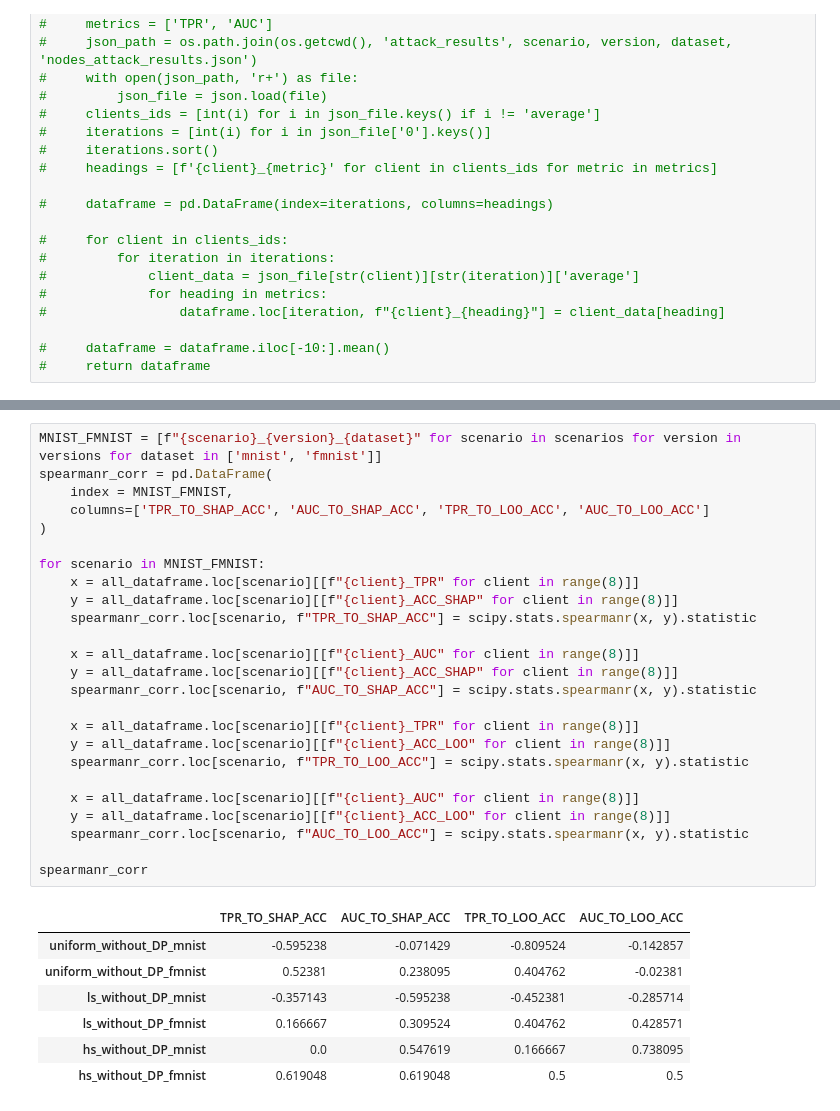
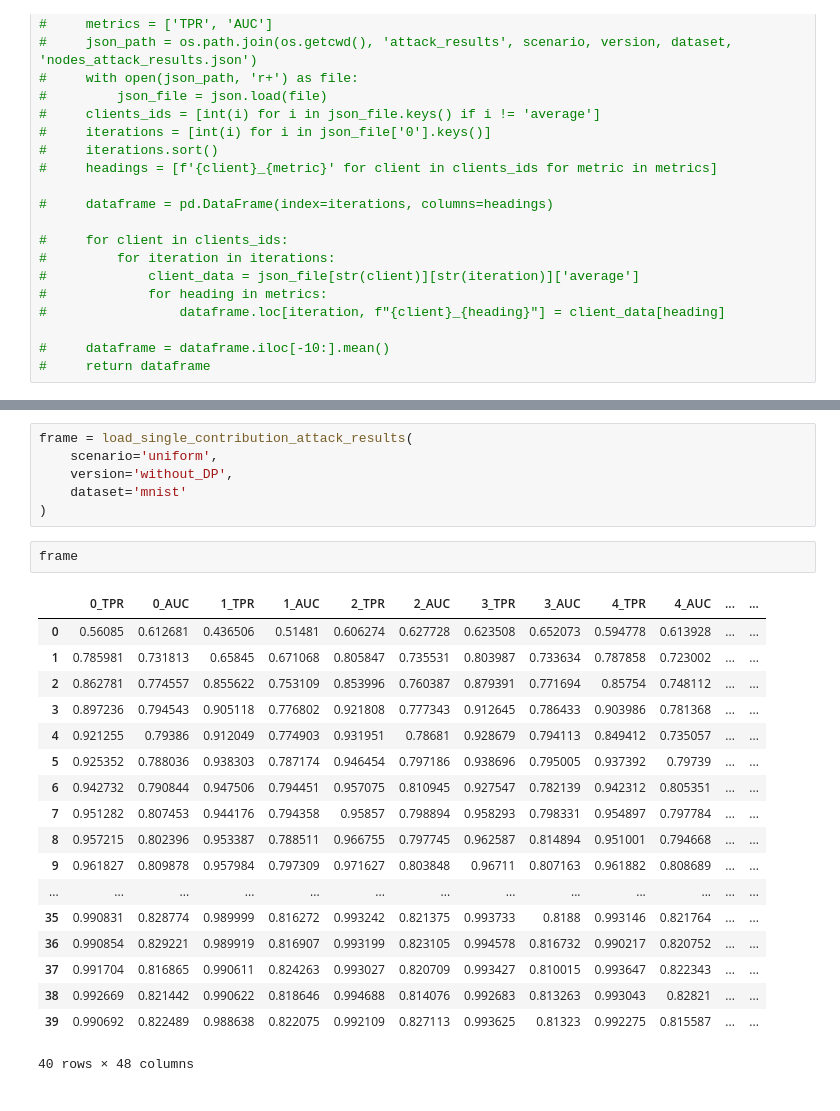
Before and after one commit to MKZuziak/MIA_SHAP, a Jupyter notebook: paper_notebook.ipynb, the cells around one changed output, grey strips where cells are left out. Drawn from its saved outputs; the diff is of its cells as text.

```diff
--- a/paper_notebook.ipynb
+++ b/paper_notebook.ipynb
@@ -175,33 +243,27 @@ pearson_corr
-# %%
-MNIST_FMNIST = [f"{scenario}_{version}_{dataset}" for scenario in scenarios for version in versions for dataset in ['mnist', 'fmnist']]
-spearmanr_corr = pd.DataFrame(
-    index = MNIST_FMNIST,
-    columns=['TPR_TO_SHAP_ACC', 'AUC_TO_SHAP_ACC', 'TPR_TO_LOO_ACC', 'AUC_TO_LOO_ACC']
-)
-
-for scenario in MNIST_FMNIST:
-    x = all_dataframe.loc[scenario][[f"{client}_TPR" for client in range(8)]]
-    y = all_dataframe.loc[scenario][[f"{client}_ACC_SHAP" for client in range(8)]]
-    spearmanr_corr.loc[scenario, f"TPR_TO_SHAP_ACC"] = scipy.stats.spearmanr(x, y).statistic
-
-    x = all_dataframe.loc[scenario][[f"{client}_AUC" for client in range(8)]]
-    y = all_dataframe.loc[scenario][[f"{client}_ACC_SHAP" for client in range(8)]]
-    spearmanr_corr.loc[scenario, f"AUC_TO_SHAP_ACC"] = scipy.stats.spearmanr(x, y).statistic
-
-    x = all_dataframe.loc[scenario][[f"{client}_TPR" for client in range(8)]]
-    y = all_dataframe.loc[scenario][[f"{client}_ACC_LOO" for client in range(8)]]
-    spearmanr_corr.loc[scenario, f"TPR_TO_LOO_ACC"] = scipy.stats.spearmanr(x, y).statistic
-
-    x = all_dataframe.loc[scenario][[f"{client}_AUC" for client in range(8)]]
-    y = all_dataframe.loc[scenario][[f"{client}_ACC_LOO" for client in range(8)]]
-    spearmanr_corr.loc[scenario, f"AUC_TO_LOO_ACC"] = scipy.stats.spearmanr(x, y).statistic
-
-spearmanr_corr
-# %% [output]
-|  | TPR_TO_SHAP_ACC | AUC_TO_SHAP_ACC | TPR_TO_LOO_ACC | AUC_TO_LOO_ACC |
-| uniform_without_DP_mnist | -0.595238 | -0.071429 | -0.809524 | -0.142857 |
-| uniform_without_DP_fmnist | 0.52381 | 0.238095 | 0.404762 | -0.02381 |
-| ls_without_DP_mnist | -0.357143 | -0.595238 | -0.452381 | -0.285714 |
-| ls_without_DP_fmnist | 0.166667 | 0.309524 | 0.404762 | 0.428571 |
-| hs_without_DP_mnist | 0.0 | 0.547619 | 0.166667 | 0.738095 |
-| hs_without_DP_fmnist | 0.619048 | 0.619048 | 0.5 | 0.5 |
+# %%
+frame = load_single_contribution_attack_results(
+    scenario='uniform',
+    version='without_DP',
+    dataset='mnist'
+)
+# %%
+frame
+# %% [output]
+|  | 0_TPR | 0_AUC | 1_TPR | 1_AUC | 2_TPR | 2_AUC | 3_TPR | 3_AUC | 4_TPR | 4_AUC | ... | ... |
+| 0 | 0.56085 | 0.612681 | 0.436506 | 0.51481 | 0.606274 | 0.627728 | 0.623508 | 0.652073 | 0.594778 | 0.613928 | ... | ... |
+| 1 | 0.785981 | 0.731813 | 0.65845 | 0.671068 | 0.805847 | 0.735531 | 0.803987 | 0.733634 | 0.787858 | 0.723002 | ... | ... |
+| 2 | 0.862781 | 0.774557 | 0.855622 | 0.753109 | 0.853996 | 0.760387 | 0.879391 | 0.771694 | 0.85754 | 0.748112 | ... | ... |
+| 3 | 0.897236 | 0.794543 | 0.905118 | 0.776802 | 0.921808 | 0.777343 | 0.912645 | 0.786433 | 0.903986 | 0.781368 | ... | ... |
+| 4 | 0.921255 | 0.79386 | 0.912049 | 0.774903 | 0.931951 | 0.78681 | 0.928679 | 0.794113 | 0.849412 | 0.735057 | ... | ... |
+| 5 | 0.925352 | 0.788036 | 0.938303 | 0.787174 | 0.946454 | 0.797186 | 0.938696 | 0.795005 | 0.937392 | 0.79739 | ... | ... |
+| 6 | 0.942732 | 0.790844 | 0.947506 | 0.794451 | 0.957075 | 0.810945 | 0.927547 | 0.782139 | 0.942312 | 0.805351 | ... | ... |
+| 7 | 0.951282 | 0.807453 | 0.944176 | 0.794358 | 0.95857 | 0.798894 | 0.958293 | 0.798331 | 0.954897 | 0.797784 | ... | ... |
+| 8 | 0.957215 | 0.802396 | 0.953387 | 0.788511 | 0.966755 | 0.797745 | 0.962587 | 0.814894 | 0.951001 | 0.794668 | ... | ... |
+| 9 | 0.961827 | 0.809878 | 0.957984 | 0.797309 | 0.971627 | 0.803848 | 0.96711 | 0.807163 | 0.961882 | 0.808689 | ... | ... |
+| ... | ... | ... | ... | ... | ... | ... | ... | ... | ... | ... | ... | ... |
+| 35 | 0.990831 | 0.828774 | 0.989999 | 0.816272 | 0.993242 | 0.821375 | 0.993733 | 0.8188 | 0.993146 | 0.821764 | ... | ... |
+| 36 | 0.990854 | 0.829221 | 0.989919 | 0.816907 | 0.993199 | 0.823105 | 0.994578 | 0.816732 | 0.990217 | 0.820752 | ... | ... |
+| 37 | 0.991704 | 0.816865 | 0.990611 | 0.824263 | 0.993027 | 0.820709 | 0.993427 | 0.810015 | 0.993647 | 0.822343 | ... | ... |
+| 38 | 0.992669 | 0.821442 | 0.990622 | 0.818646 | 0.994688 | 0.814076 | 0.992683 | 0.813263 | 0.993043 | 0.82821 | ... | ... |
+| 39 | 0.990692 | 0.822489 | 0.988638 | 0.822075 | 0.992109 | 0.827113 | 0.993625 | 0.81323 | 0.992275 | 0.815587 | ... | ... |
+40 rows × 48 columns
```
Also changed, not shown: parts of 12 cells of this notebook.
